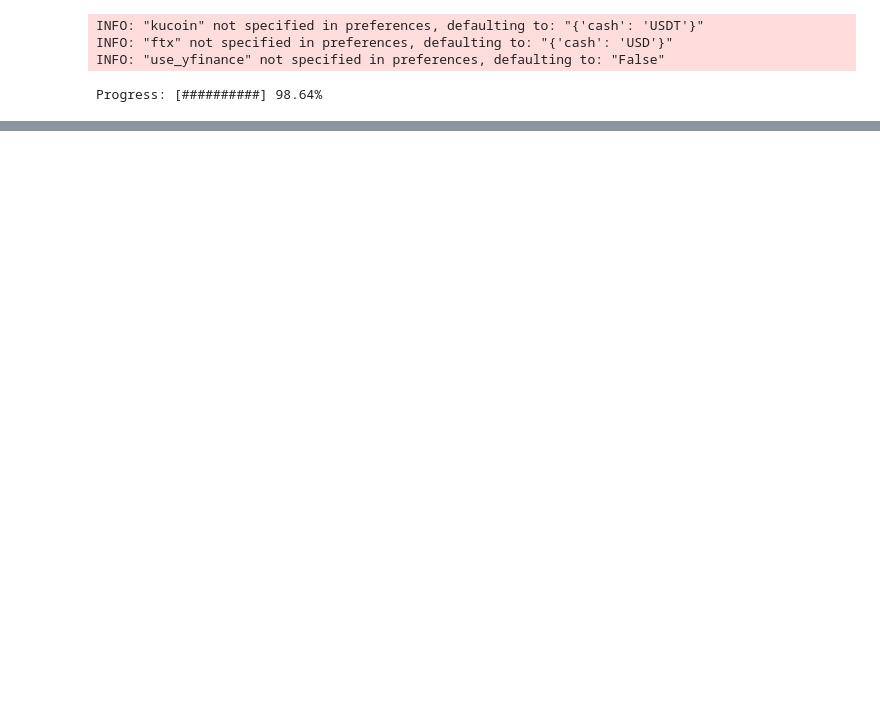
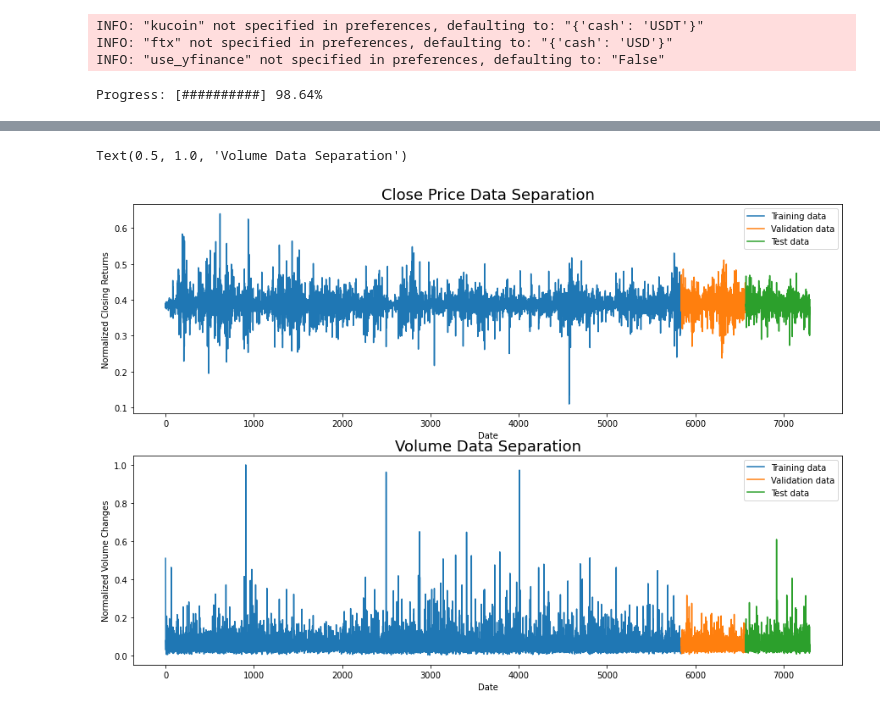
Before and after one commit to azhuang2024/trading_bot, a Jupyter notebook: blankly/data_preprocessing.ipynb, the cells around one changed output, grey strips where cells are left out. Drawn from its saved outputs; the diff is of its cells as text; code cells hidden in the pictures; blank space fills up the shorter version.

```diff
--- a/blankly/data_preprocessing.ipynb
+++ b/blankly/data_preprocessing.ipynb
@@ -121,0 +88,20 @@ print(eth_data.index.values)
+# %%
+"""Create Traning, Validation, and Test split for Cross Validatoin"""
+
+eth_data_indexes = sorted(eth_data.index.values) # index of the ETH data [1,2,3,..,N]
+last_10p_index = sorted(eth_data.index.values)[-int(0.1*len(eth_data_indexes))] # Last 10% of the ETH dataset
+last_20p_index = sorted(eth_data.index.values)[-int(0.2*len(eth_data_indexes))] # Last 20% of the ETH dataset
+
+eth_data_train = eth_data[(eth_data.index < last_20p_index)]  # ETH Training data is 80% of total data
+eth_data_val = eth_data[(eth_data.index >= last_20p_index) & (eth_data.index < last_10p_index)] # ETH Validation data is 10% of total data
+eth_data_test = eth_data[(eth_data.index >= last_10p_index)] # ETH Test data is 10% of total data
+
+# Convert pandas columns into arrays
+train_data = eth_data_train.values
+val_data = eth_data_val.values
+test_data = eth_data_test.values
+print('Training data shape: {}'.format(train_data.shape))
+print('Validation data shape: {}'.format(val_data.shape))
+print('Test data shape: {}'.format(test_data.shape))
+
+eth_data_train.head()
@@ -121,0 +118,35 @@ print(eth_data.index.values)
+# %%
+fig = plt.figure(figsize=(15,10))
+
+###############################################################################
+
+ax1 = fig.add_subplot(211)
+ax1.plot(np.arange(train_data.shape[0]), eth_data_train['close'], label='Training data')
+
+ax1.plot(np.arange(train_data.shape[0],
+                   train_data.shape[0]+val_data.shape[0]), eth_data_val['close'], label='Validation data')
+
+ax1.plot(np.arange(train_data.shape[0]+val_data.shape[0],
+                   train_data.shape[0]+val_data.shape[0]+test_data.shape[0]), eth_data_test['close'], label='Test data')
+plt.legend(loc='best')
+ax1.set_xlabel('Date')
+ax1.set_ylabel('Normalized Closing Returns')
+ax1.set_title("Close Price Data Separation", fontsize=18)
+
+###############################################################################
+
+ax2 = fig.add_subplot(212)
+ax2.plot(np.arange(train_data.shape[0]), eth_data_train['volume'], label='Training data')
+
+ax2.plot(np.arange(train_data.shape[0],
+                   train_data.shape[0]+val_data.shape[0]), eth_data_val['volume'], label='Validation data')
+
+ax2.plot(np.arange(train_data.shape[0]+val_data.shape[0],
+                   train_data.shape[0]+val_data.shape[0]+test_data.shape[0]), eth_data_test['volume'], label='Test data')
+plt.legend(loc='best')
+ax2.set_xlabel('Date')
+ax2.set_ylabel('Normalized Volume Changes')
+ax2.set_title("Volume Data Separation", fontsize=18)
+# %% [output]
+Text(0.5, 1.0, 'Volume Data Separation')
+[figure, added]
```
Also changed, not shown: parts of 14 cells of this notebook, 4 other files.
